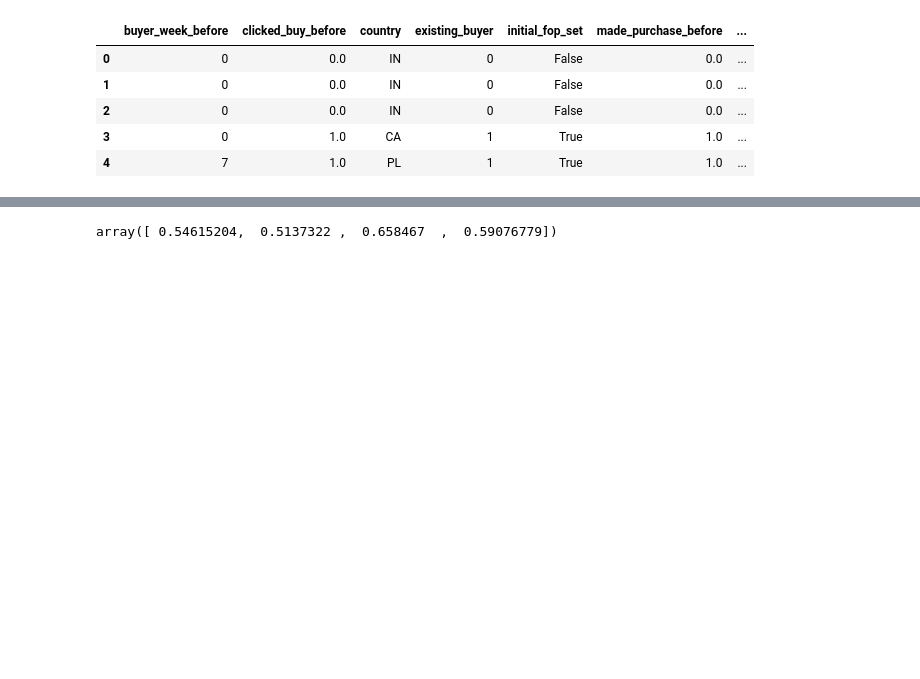
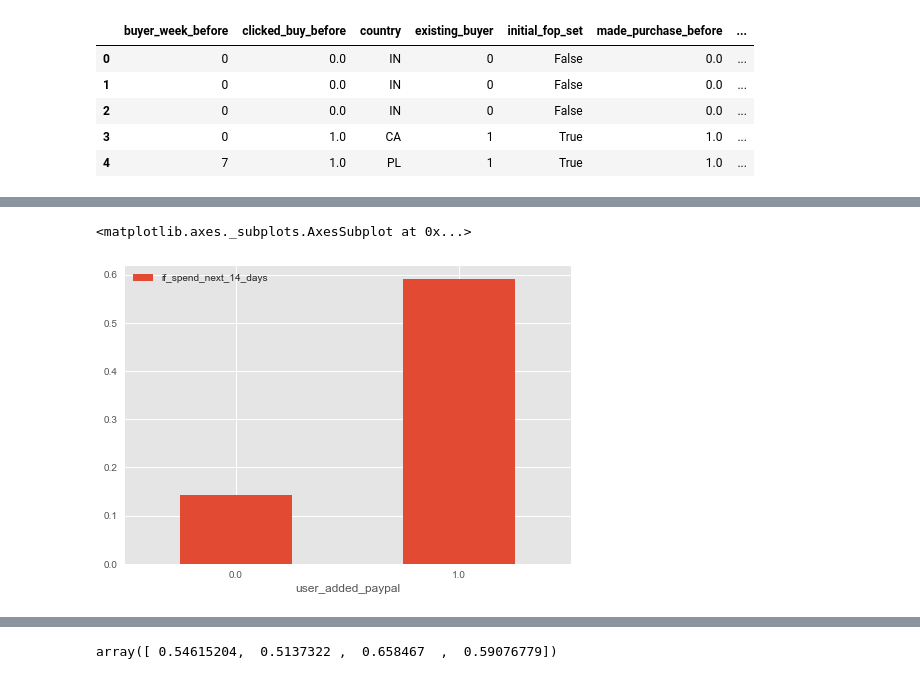
Before and after one commit to ztqsteve/App-store-monetization-experiment-design-, a Jupyter notebook: AB Testing for APP Store.ipynb, the cells around one changed output, grey strips where cells are left out. Saved outputs shown, nothing was run; the diff lists cells and outputs as text; code cells hidden in the pictures; blank space fills up the shorter version.

```diff
--- a/AB Testing for APP Store.ipynb
+++ b/AB Testing for APP Store.ipynb
@@ -145,0 +131,5 @@ payment['giftcard'] = [df_payment['if_spend_next_14_days'].max()]
+# %%
+ConversionPlot(my_data,'user_added_paypal')
+# %% [output]
+<matplotlib.axes._subplots.AxesSubplot at 0x...>
+[figure, added]
```
Also changed, not shown: parts of 76 cells of this notebook.
